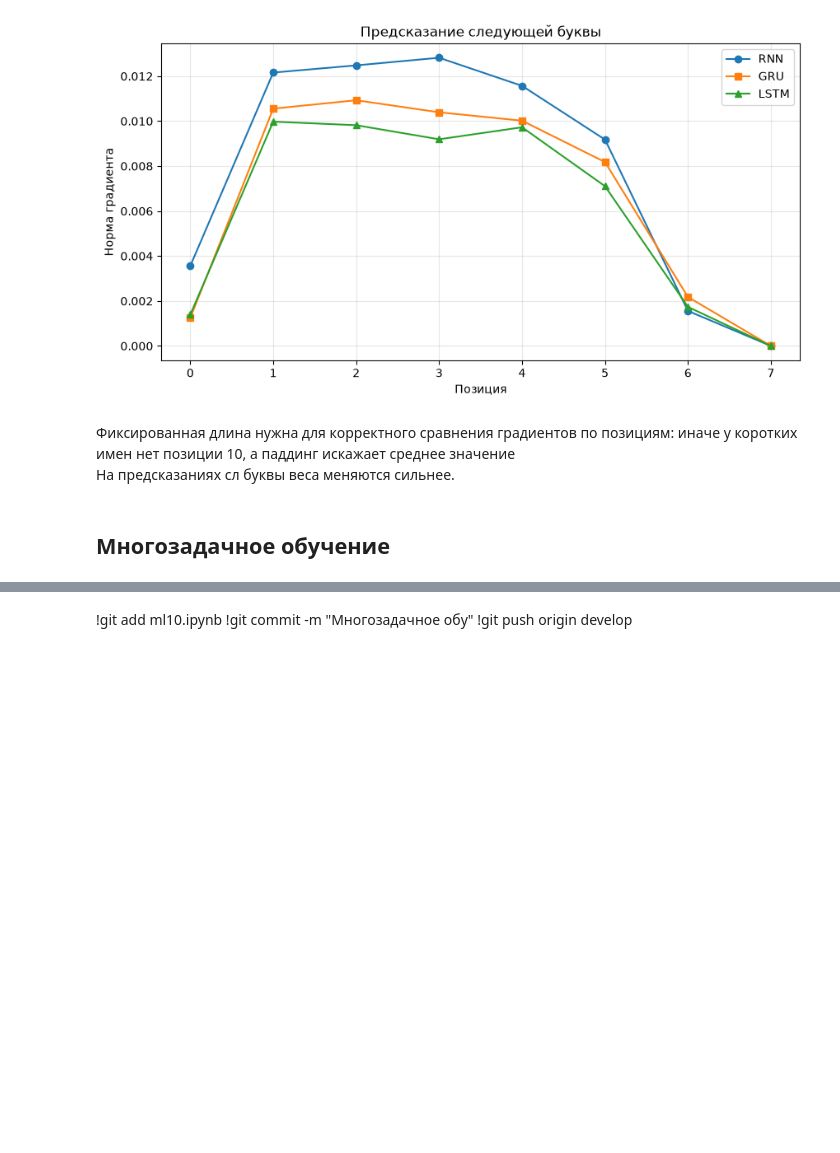
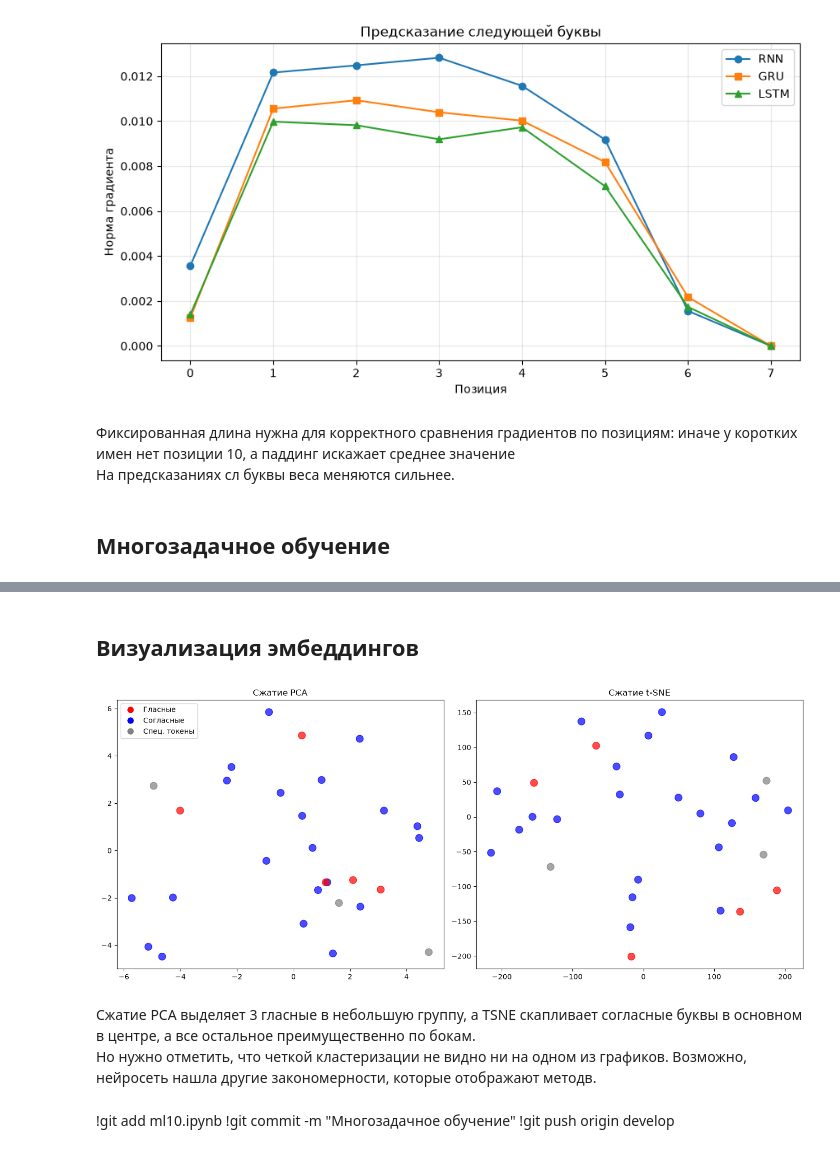
Before and after one commit to Magrusha/ds_pytorch-rnn-from-scratch, a Jupyter notebook: src/ml10.ipynb, the cells around one changed output, grey strips where cells are left out. Saved outputs shown, nothing was run; the diff lists cells and outputs as text; code cells hidden in the pictures; blank space fills up the shorter version.

Commit message:
график эмбеддингов

```diff
--- a/src/ml10.ipynb
+++ b/src/ml10.ipynb
@@ -1414,0 +1418,2 @@ ROC AUC на тестовых данных: 0.9203
+# %% [markdown]
+## Визуализация эмбеддингов
@@ -1414,0 +1449,24 @@ ROC AUC на тестовых данных: 0.9203
+# %%
+fig, axes = plt.subplots(1, 2, figsize=(14, 6))
+
+axes[0].scatter(embeddings_pca[:, 0], embeddings_pca[:, 1], c=colors, alpha=0.7, s=100)
+axes[1].scatter(embeddings_tsne[:, 0], embeddings_tsne[:, 1], c=colors, alpha=0.7, s=100)
+
+legend_elements = [
+    Line2D([0], [0], marker='o', color='w', markerfacecolor='red', markersize=10, label='Гласные'),
+    Line2D([0], [0], marker='o', color='w', markerfacecolor='blue', markersize=10, label='Согласные'),
+    Line2D([0], [0], marker='o', color='w', markerfacecolor='gray', markersize=10, label='Спец. токены')
+]
+axes[0].legend(handles=legend_elements, loc='upper left')
+
+axes[0].set_title('Сжатие PCA')
+axes[1].set_title('Сжатие t-SNE')
+
+
+plt.tight_layout()
+plt.show()
+# %% [output]
+[figure, added]
+# %% [markdown]
+Сжатие PCA выделяет 3 гласные в небольшую группу, а TSNE скапливает согласные буквы в основном в центре, а все остальное преимущественно по бокам.\
+Но нужно отметить, что четкой кластеризации не видно ни на одном из графиков. Возможно, нейросеть нашла другие закономерности, которые отображают методв.
@@ -1415,4 +1475,4 @@ ROC AUC на тестовых данных: 0.9203
 # %% [markdown]
 !git add ml10.ipynb
-!git commit -m "Многозадачное обу"
+!git commit -m "Многозадачное обучение"
 !git push origin develop
```
Also changed, not shown: parts of 7 cells of this notebook.
